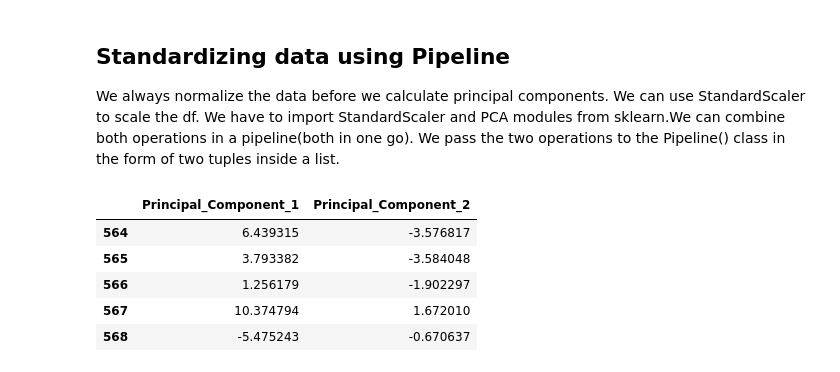
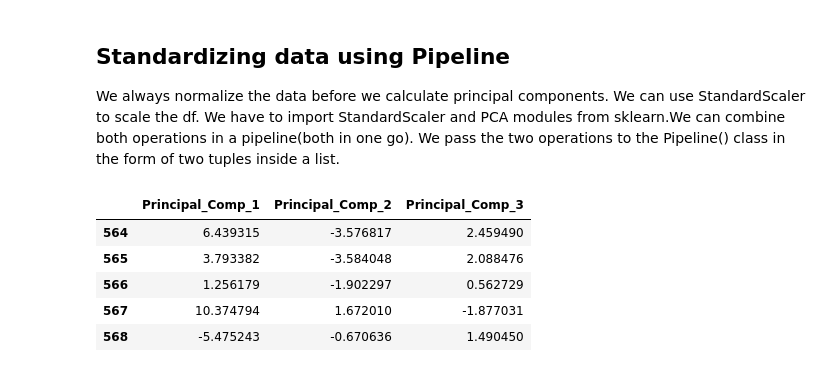
Before and after one commit to mangaioct6/Linear_Algebra_Week10, a Jupyter notebook: Linear Algebra HW.ipynb, the cells around one changed output. Drawn from its saved outputs; the diff is of its cells as text; code cells hidden in the pictures.

```diff
--- a/Linear Algebra HW.ipynb
+++ b/Linear Algebra HW.ipynb
@@ -460,16 +466,16 @@ from sklearn.pipeline import Pipeline
 # %%
 # Fit the pipeline to df1 and transform the data
 pipe = Pipeline([('scaler', StandardScaler()),
-                ('reducer', PCA(n_components=2))])
+                ('reducer', PCA(n_components=3))])
 
 principal_components= pipe.fit_transform(std_df)
 # %%
-principal_components_df=pd.DataFrame(principal_components,columns=['Principal_Component_1','Principal_Component_2'])
+principal_components_df=pd.DataFrame(principal_components,columns=['Principal_Comp_1','Principal_Comp_2','Principal_Comp_3'])
 principal_components_df.tail()
 # %% [output]
-|  | Principal_Component_1 | Principal_Component_2 |
-| 564 | 6.439315 | -3.576817 |
-| 565 | 3.793382 | -3.584048 |
-| 566 | 1.256179 | -1.902297 |
-| 567 | 10.374794 | 1.672010 |
-| 568 | -5.475243 | -0.670637 |
+|  | Principal_Comp_1 | Principal_Comp_2 | Principal_Comp_3 |
+| 564 | 6.439315 | -3.576817 | 2.459490 |
+| 565 | 3.793382 | -3.584048 | 2.088476 |
+| 566 | 1.256179 | -1.902297 | 0.562729 |
+| 567 | 10.374794 | 1.672010 | -1.877031 |
+| 568 | -5.475243 | -0.670636 | 1.490450 |
```
Also changed, not shown: parts of 15 cells of this notebook.
